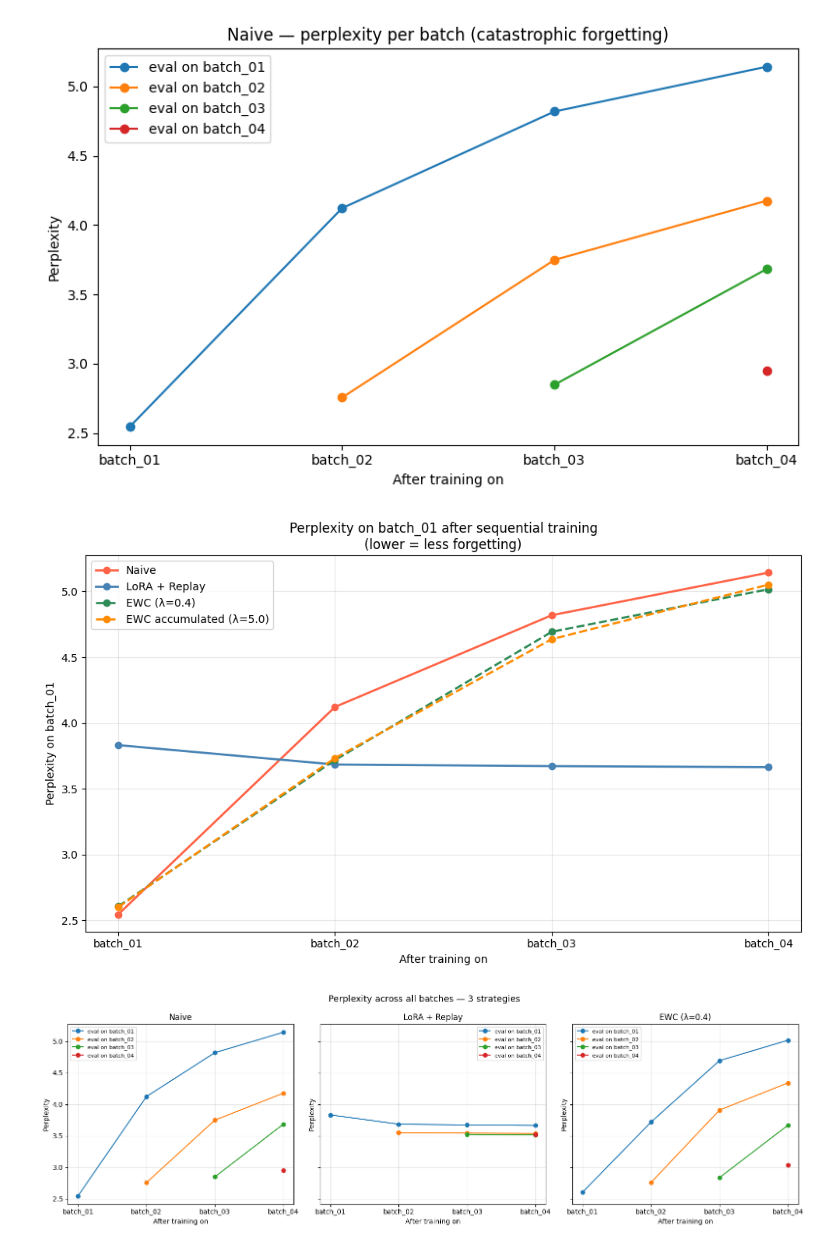
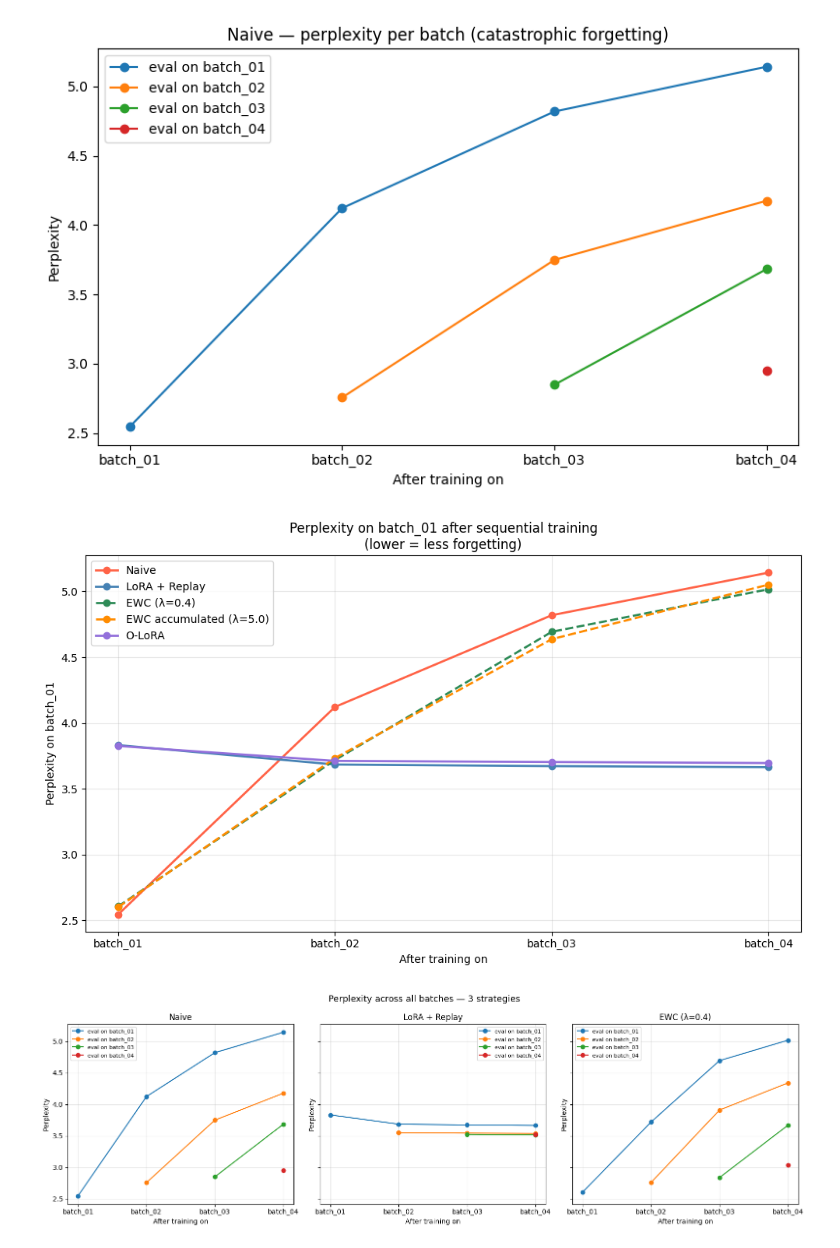
Before and after one commit to BennyBobby/ft_slm, a Jupyter notebook: notebooks/results.ipynb, the cells around one changed output. Saved outputs shown, nothing was run; the diff lists cells and outputs as text; code cells hidden in the pictures.

```diff
--- a/notebooks/results.ipynb
+++ b/notebooks/results.ipynb
@@ -30,6 +30,7 @@ strategies = {
     "LoRA + Replay": "../results/lora_replay_results.json",
     "EWC (λ=0.4)": "../results/ewc_results.json",
     "EWC accumulated (λ=5.0)": "../results/ewc_accumulated_results.json",
+    "O-LoRA": "../results/olora_results.json",
 }
 
 colors = {
@@ -37,42 +38,44 @@ colors = {
     "LoRA + Replay": "steelblue",
     "EWC (λ=0.4)": "seagreen",
     "EWC accumulated (λ=5.0)": "darkorange",
+    "O-LoRA": "mediumpurple",
 }
 linestyles = {
     "Naive": "-",
     "LoRA + Replay": "-",
     "EWC (λ=0.4)": "--",
     "EWC accumulated (λ=5.0)": "--",
+    "O-LoRA": "-",
 }
 
 fig, ax = plt.subplots(figsize=(10, 6))
 
 for strategy_name, path in strategies.items():
     with open(path) as f:
         results = json.load(f)
 
     train_batches = list(results.keys())
     perplexities = [results[b].get("batch_01") for b in train_batches]
 
     ax.plot(
         train_batches,
         perplexities,
         marker="o",
         label=strategy_name,
         color=colors[strategy_name],
         linestyle=linestyles[strategy_name],
         linewidth=2,
     )
 
 ax.set_title("Perplexity on batch_01 after sequential training\n(lower = less forgetting)")
 ax.set_xlabel("After training on")
 ax.set_ylabel("Perplexity on batch_01")
 ax.legend()
 ax.grid(alpha=0.3)
 plt.tight_layout()
 plt.show()
 # %% [output]
-[figure, old version]
+[figure, new version]
 # %%
 fig, axes = plt.subplots(1, 3, figsize=(16, 5), sharey=True)
 
```
Also changed, not shown: 2 other files.
